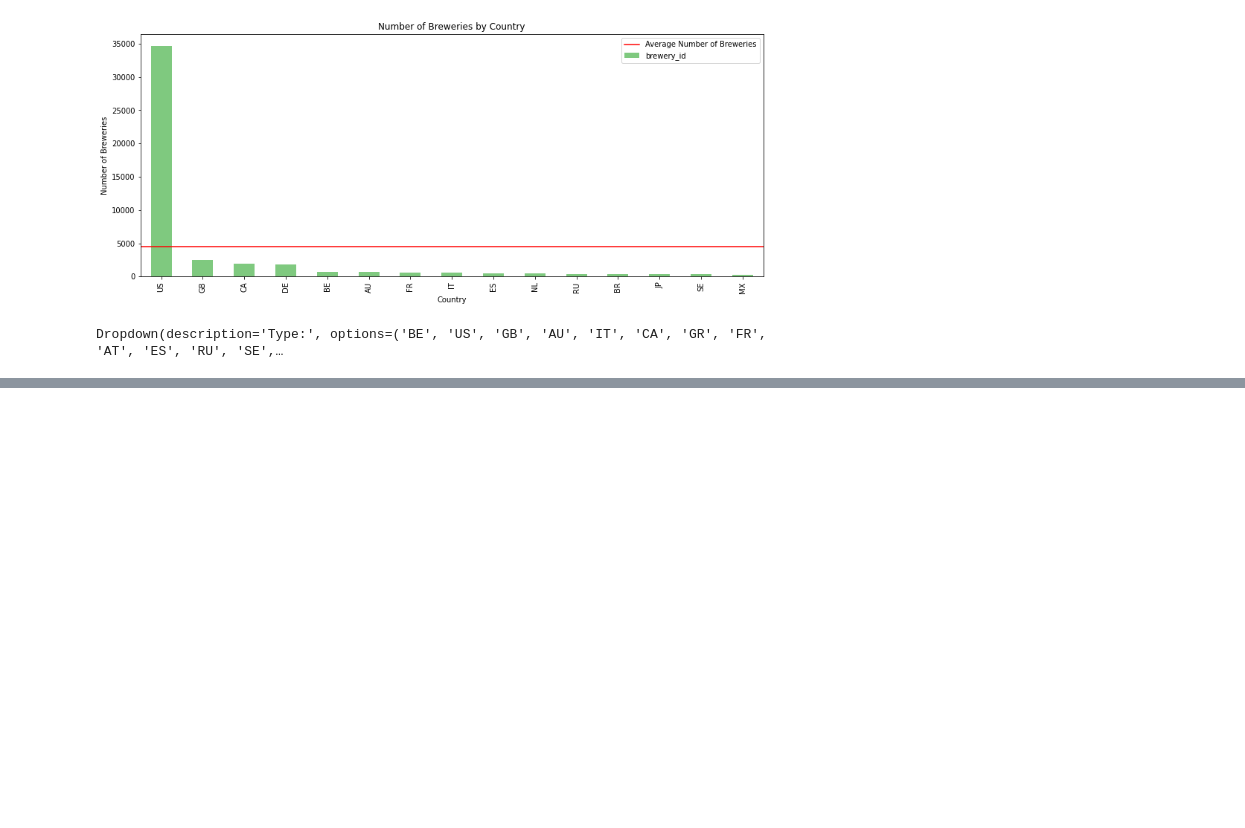
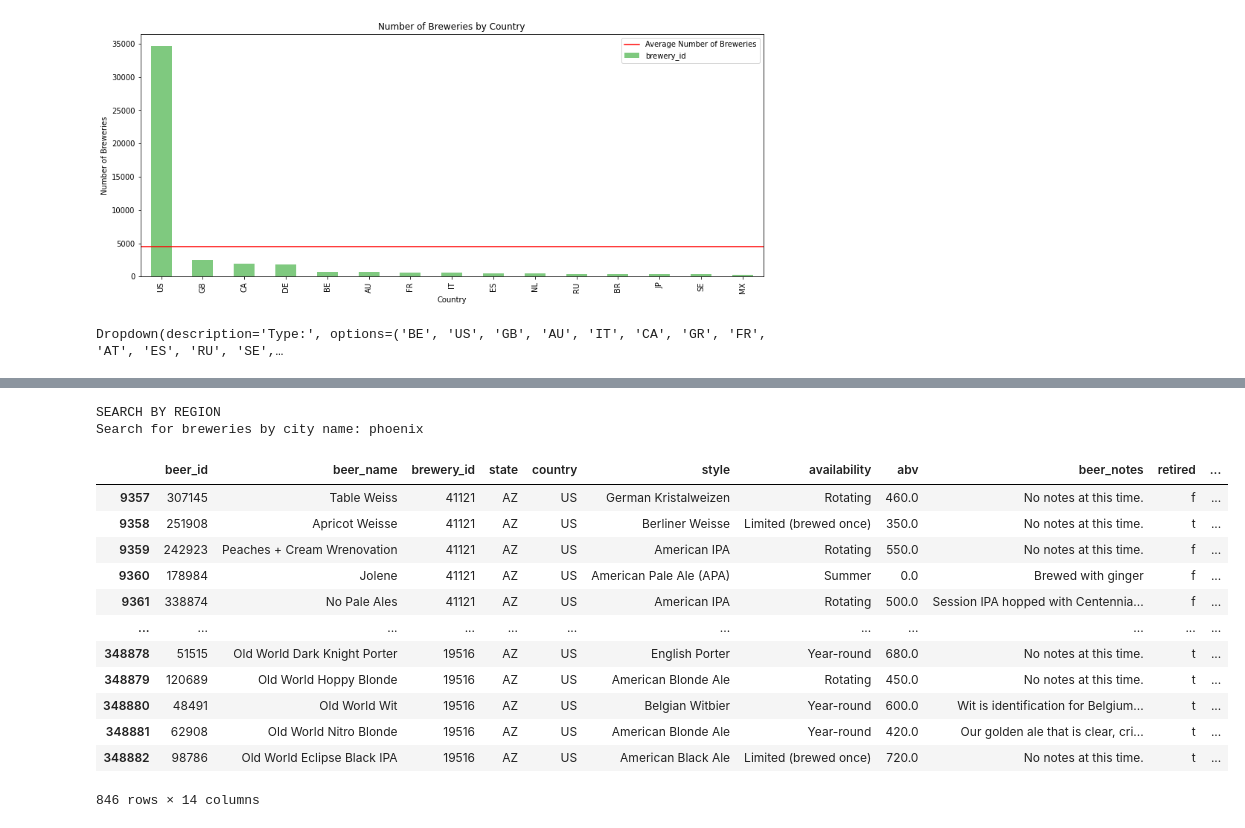
Before and after one commit to bejirose/Brewpedia, a Jupyter notebook: ash/KaggleDataGlobal.ipynb, the cells around one changed output, grey strips where cells are left out. Saved outputs shown, nothing was run; the diff lists cells and outputs as text; code cells hidden in the pictures; blank space fills up the shorter version.

Commit message:
added city search to KaggleDataGlobal

```diff
--- a/ash/KaggleDataGlobal.ipynb
+++ b/ash/KaggleDataGlobal.ipynb
@@ -248,0 +252,23 @@ keyword_df
+# %%
+print("SEARCH BY REGION")
+city = input("Search for breweries by city name: ")
+# %% [output]
+SEARCH BY REGION
+Search for breweries by city name: phoenix
+# %%
+keyword_df = df[df['city'].str.contains(city, na=False, case=False)]
+keyword_df
+# %% [output]
+|  | beer_id | beer_name | brewery_id | state | country | style | availability | abv | beer_notes | retired | ... |
+| 9357 | 307145 | Table Weiss | 41121 | AZ | US | German Kristalweizen | Rotating | 460.0 | No notes at this time. | f | ... |
+| 9358 | 251908 | Apricot Weisse | 41121 | AZ | US | Berliner Weisse | Limited (brewed once) | 350.0 | No notes at this time. | t | ... |
+| 9359 | 242923 | Peaches + Cream Wrenovation | 41121 | AZ | US | American IPA | Rotating | 550.0 | No notes at this time. | f | ... |
+| 9360 | 178984 | Jolene | 41121 | AZ | US | American Pale Ale (APA) | Summer | 0.0 | Brewed with ginger | f | ... |
+| 9361 | 338874 | No Pale Ales | 41121 | AZ | US | American IPA | Rotating | 500.0 | Session IPA hopped with Centennia... | f | ... |
+| ... | ... | ... | ... | ... | ... | ... | ... | ... | ... | ... | ... |
+| 348878 | 51515 | Old World Dark Knight Porter | 19516 | AZ | US | English Porter | Year-round | 680.0 | No notes at this time. | t | ... |
+| 348879 | 120689 | Old World Hoppy Blonde | 19516 | AZ | US | American Blonde Ale | Rotating | 450.0 | No notes at this time. | t | ... |
+| 348880 | 48491 | Old World Wit | 19516 | AZ | US | Belgian Witbier | Year-round | 600.0 | Wit is identification for Belgium... | t | ... |
+| 348881 | 62908 | Old World Nitro Blonde | 19516 | AZ | US | American Blonde Ale | Year-round | 420.0 | Our golden ale that is clear, cri... | t | ... |
+| 348882 | 98786 | Old World Eclipse Black IPA | 19516 | AZ | US | American Black Ale | Limited (brewed once) | 720.0 | No notes at this time. | t | ... |
+846 rows × 14 columns
```
Also changed, not shown: parts of 7 cells of this notebook, 2 other files.
